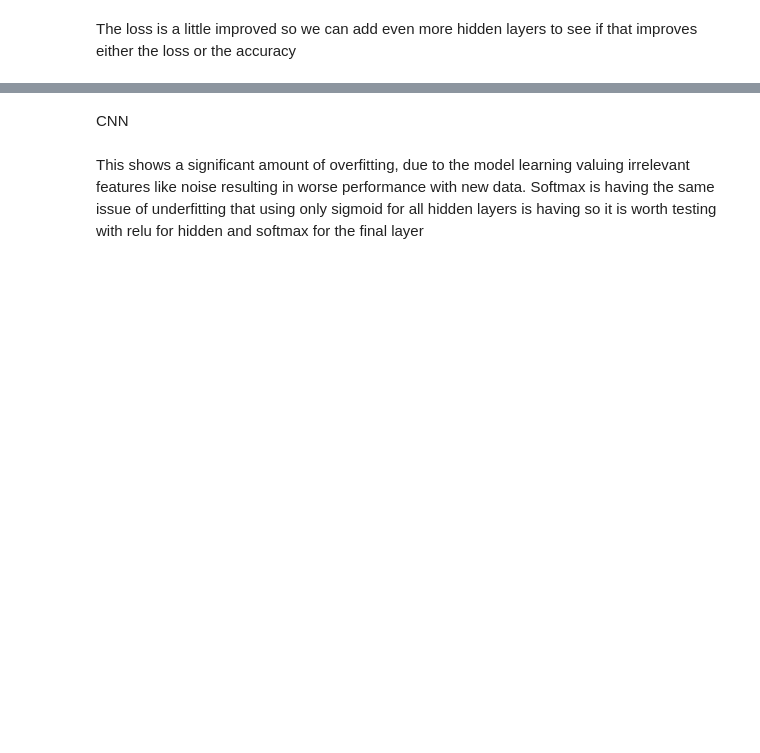
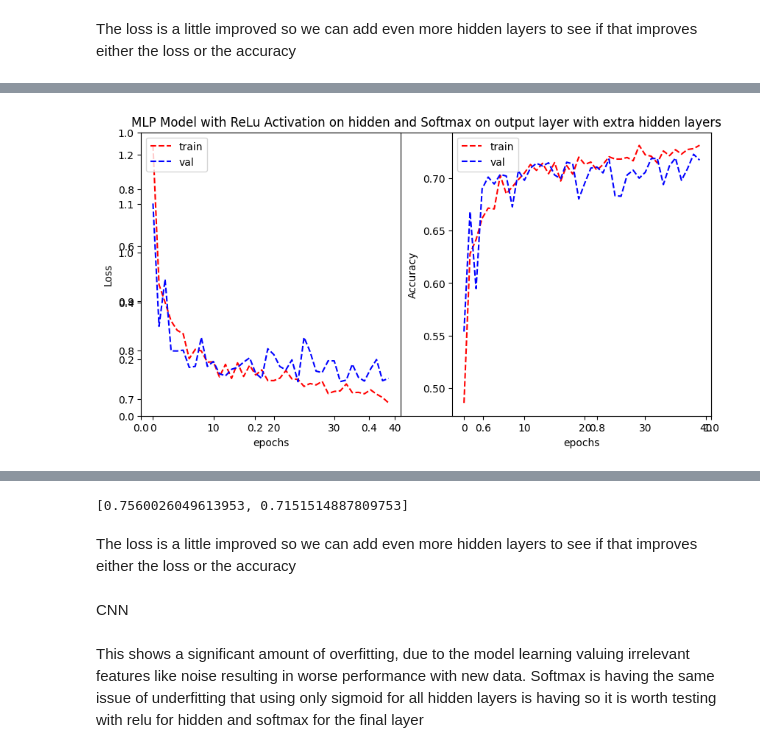
Before and after one commit to HarrisonOrosz/MLAssignment2, a Jupyter notebook: Assignment 2 Workbook.ipynb, the cells around one changed output, grey strips where cells are left out. Cells and saved outputs as stored; diff of their text form; code cells hidden in the pictures; blank space fills up the shorter version.

Commit message:
begin augmentation for classification

```diff
--- a/Assignment 2 Workbook.ipynb
+++ b/Assignment 2 Workbook.ipynb
@@ -1077,0 +1203,15 @@ The accuracy is the exact same as the 3 layer NN however the loss is higher and
+# %%
+test_data_type_augment['cellType'] = test_data_type_augment['cellType'].astype('str')
+
+test_datagen_augment = ImageDataGenerator(rescale=1./255, data_format='channels_last')
+
+batch_size = 1
+
+test_generator_augment = test_datagen_augment.flow_from_dataframe(
+        dataframe=test_data_type_augment,
+        directory='./patch_images/',
+        x_col="ImageName",
+        y_col="cellType",
+        target_size=(27, 27),
+        batch_size=batch_size,
+        class_mode='categorical')
@@ -1077,0 +1220,15 @@ The accuracy is the exact same as the 3 layer NN however the loss is higher and
+# %%
+model_classification = tf.keras.Sequential([
+    tf.keras.layers.Input(shape=(27,27,3)),
+    tf.keras.layers.Flatten(),
+    tf.keras.layers.Dense(512, activation='relu'),
+    tf.keras.layers.Dense(256, activation='relu'),
+    tf.keras.layers.Dense(128, activation='relu'),
+    tf.keras.layers.Dense(4, activation="softmax")
+])
+# %%
+model_classification.compile(optimizer='adam',
+              loss=tf.keras.losses.CategoricalCrossentropy(from_logits=False),
+              metrics=['categorical_accuracy'])
+# %%
+history_classification = model_classification.fit(train_generator_augment, validation_data = validation_generator_augment, epochs=100, callbacks=earlyStop, verbose=1)
@@ -1077,0 +1253,8 @@ The accuracy is the exact same as the 3 layer NN however the loss is higher and
+# %%
+plot_learning_curve("MLP Model with ReLu Activation on hidden and Softmax on output layer with extra hidden layers", history_classification.history['loss'], history_classification.history['val_loss'],
+                    history_classification.history['categorical_accuracy'], history_classification.history['val_categorical_accuracy'],
+                    metric_name='Accuracy')
+
+model_classification.evaluate(test_generator_augment)
+# %% [output]
+[figure, added]
@@ -1078,3 +1262,6 @@ The accuracy is the exact same as the 3 layer NN however the loss is higher and
+[0.7560026049613953, 0.7151514887809753]
+# %% [markdown]
+The loss is a little improved so we can add even more hidden layers to see if that improves either the loss or the accuracy
 # %% [markdown]
 CNN
 # %%
```
Also changed, not shown: parts of 16 cells of this notebook.
